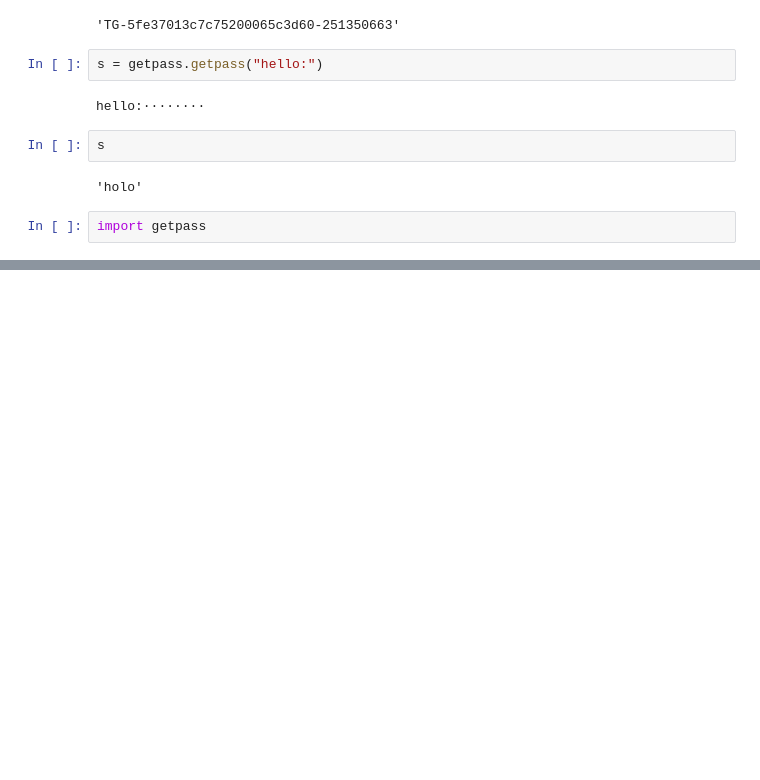
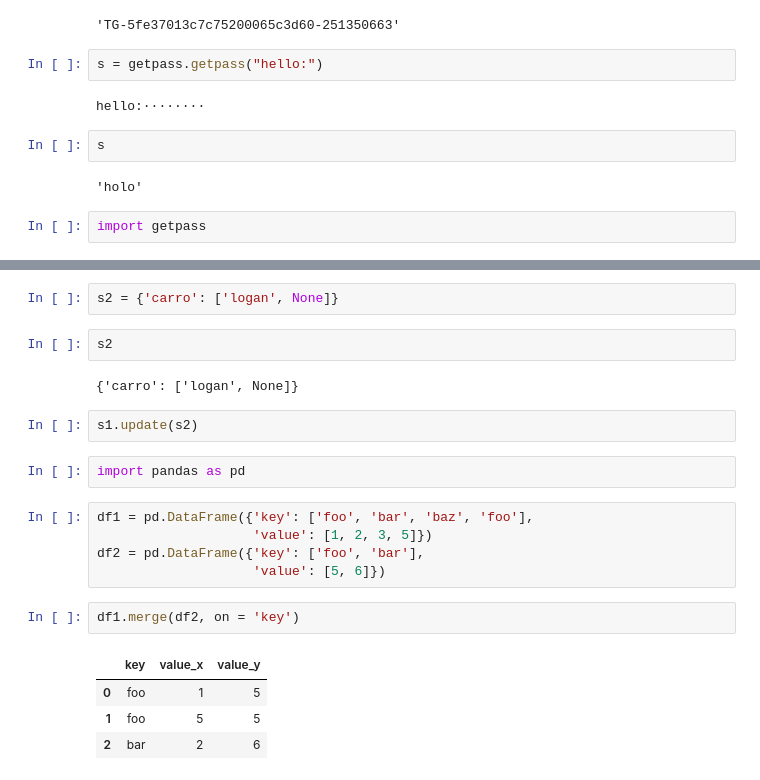
Before and after one commit to juancop/MeliDSChallenge, a Jupyter notebook: notebooks/Untitled.ipynb, the cells around one changed output, grey strips where cells are left out. Cells and saved outputs as stored; diff of their text form; blank space fills up the shorter version.

```diff
--- a/notebooks/Untitled.ipynb
+++ b/notebooks/Untitled.ipynb
@@ -443,0 +457,22 @@ import getpass
+# %%
+s2 = {'carro': ['logan', None]}
+# %%
+s2
+# %% [output]
+{'carro': ['logan', None]}
+# %%
+s1.update(s2)
+# %%
+import pandas as pd
+# %%
+df1 = pd.DataFrame({'key': ['foo', 'bar', 'baz', 'foo'],
+                    'value': [1, 2, 3, 5]})
+df2 = pd.DataFrame({'key': ['foo', 'bar'],
+                    'value': [5, 6]})
+# %%
+df1.merge(df2, on = 'key')
+# %% [output]
+|  | key | value_x | value_y |
+| 0 | foo | 1 | 5 |
+| 1 | foo | 5 | 5 |
+| 2 | bar | 2 | 6 |
```
Also changed, not shown: parts of 8 cells of this notebook.
